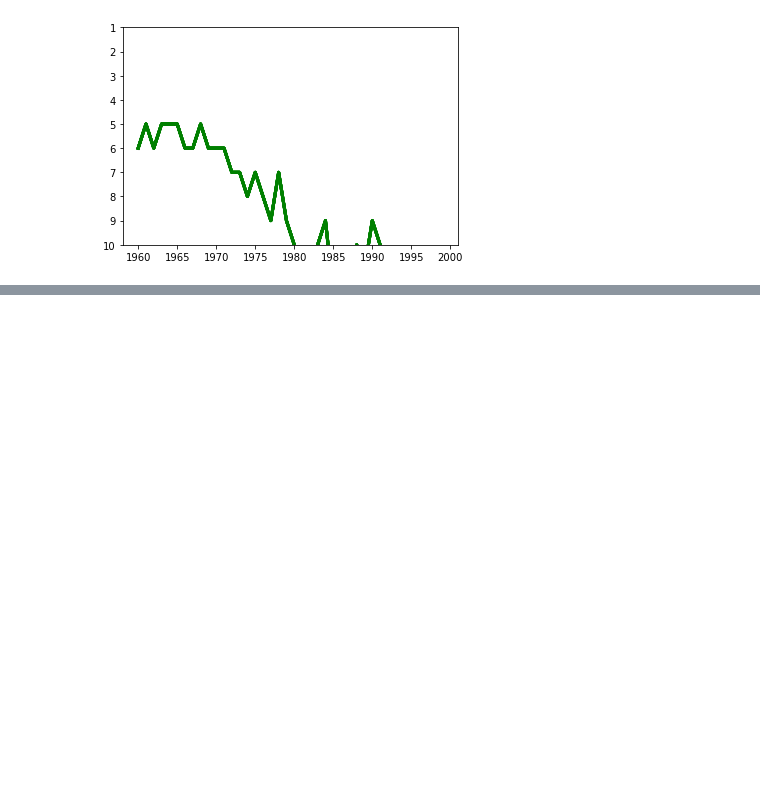
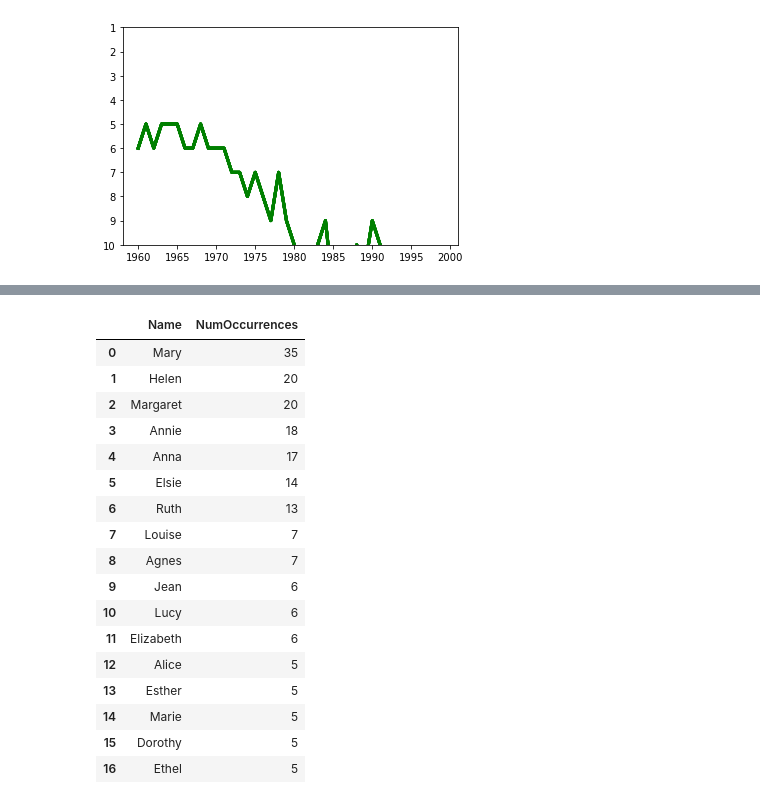
Before and after one commit to MrLRTripp/NameSurfer, a Jupyter notebook: namesurfer.ipynb, the cells around one changed output, grey strips where cells are left out. Saved outputs shown, nothing was run; the diff lists cells and outputs as text; code cells hidden in the pictures; blank space fills up the shorter version.

Commit message:
Rank all names in group

```diff
--- a/namesurfer.ipynb
+++ b/namesurfer.ipynb
@@ -224,0 +217,8 @@ plt.gcf().show()
+# %%
+# Compute rank for top 1000 names for decade starting with 1910
+distinct_names = names_df[names_df['Year'].isin(range(1910, 1920))]['Name'].unique()
+name_occurrences_df = names_df[(names_df['State']=='AL') &  (names_df['Sex']=='M') &
+    (names_df['Year'].isin(range(1910, 1920))) &
+    (names_df['Name'].isin(distinct_names))].groupby(by=['Name']).sum()
+# %%
+name_occurrences_df = name_occurrences_df.sort_values('NumOccurrences', ascending=False).reset_index().iloc[0:1000]
@@ -245,0 +290,37 @@ fig
+# %%
+def compute_name_occurences (df,states, sexes, years):
+    """ df is the names DataFrame that has columns
+    ['State', 'Sex', 'Year', 'Name', 'NumOccurrences'], Year and NumOccurrences are int32
+    states, sexes and years can be list, range, or set
+    Note:
+    Between 10% and 20% Male and Female names are the same so be aware when using both sexes
+    """
+    distinct_names = df[(df['State'].isin(states)) & (df['Sex'].isin(sexes)) & (df['Year'].isin(years))]['Name'].unique()
+
+    name_occurrences_df = df[(df['State'].isin(states)) & (df['Sex'].isin(sexes)) & (df['Year'].isin(years)) &
+        (df['Name'].isin(distinct_names))].groupby(by=['Name']).sum()
+    name_occurrences_df = name_occurrences_df.sort_values('NumOccurrences', ascending=False).reset_index()
+
+    return name_occurrences_df[['Name','NumOccurrences']]
+# %%
+dn= compute_name_occurences(names_df,['AK'],{'F'},range(1910,1913))
+dn
+# %% [output]
+|  | Name | NumOccurrences |
+| 0 | Mary | 35 |
+| 1 | Helen | 20 |
+| 2 | Margaret | 20 |
+| 3 | Annie | 18 |
+| 4 | Anna | 17 |
+| 5 | Elsie | 14 |
+| 6 | Ruth | 13 |
+| 7 | Louise | 7 |
+| 8 | Agnes | 7 |
+| 9 | Jean | 6 |
+| 10 | Lucy | 6 |
+| 11 | Elizabeth | 6 |
+| 12 | Alice | 5 |
+| 13 | Esther | 5 |
+| 14 | Marie | 5 |
+| 15 | Dorothy | 5 |
+| 16 | Ethel | 5 |
```
Also changed, not shown: parts of 24 cells of this notebook.
